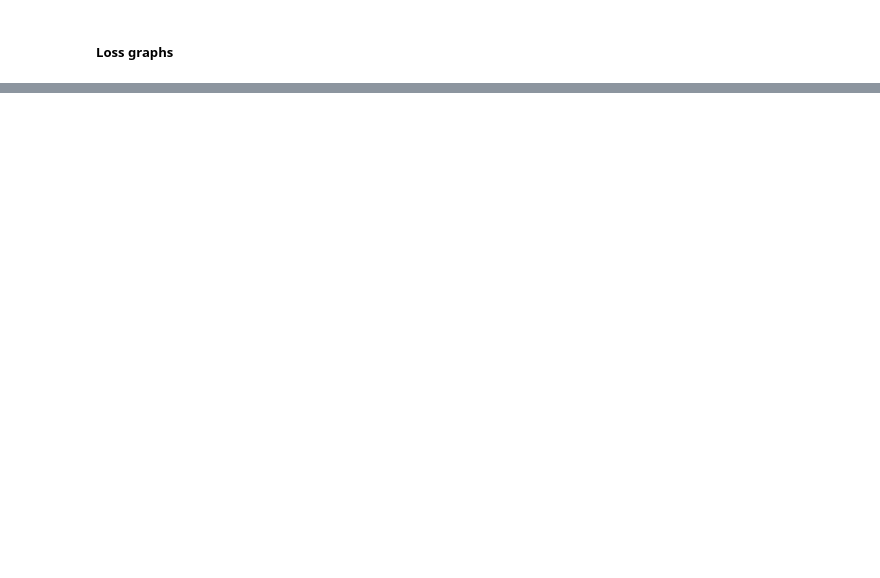
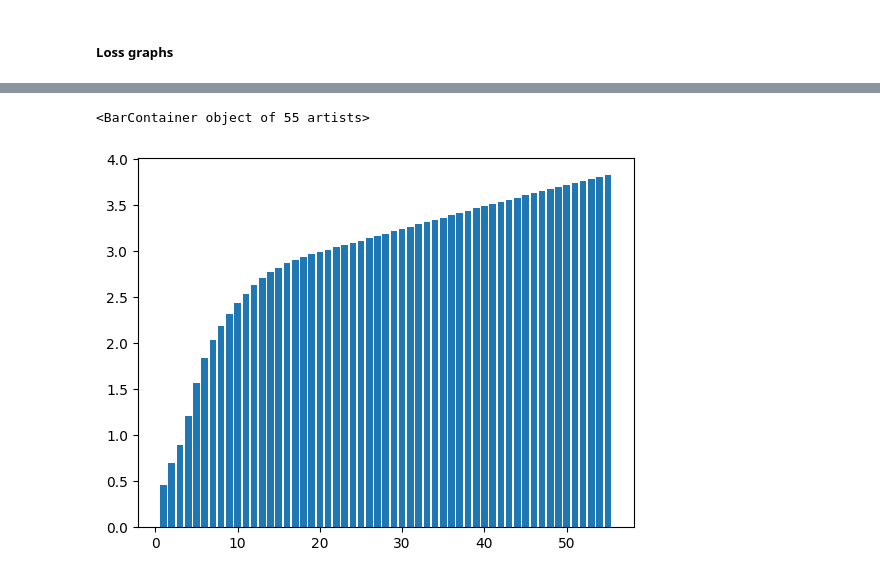
Before and after one commit to AbhishekBiswas12/Word2Vec_hindi, a Jupyter notebook: skipgram.ipynb, the cells around one changed output, grey strips where cells are left out. Saved outputs shown, nothing was run; the diff lists cells and outputs as text; code cells hidden in the pictures; blank space fills up the shorter version.

```diff
--- a/skipgram.ipynb
+++ b/skipgram.ipynb
@@ -169,0 +175,7 @@ model = torch.load('Word2Vec_hindi_seed_42.bin', weights_only=False).to('cuda')
+# %%
+if device == 'cuda':
+  model = torch.load('Word2Vec_hindi_seed_42.bin', weights_only=False, map_location=torch.device(device))
+  print('Loaded model for training')
+else:
+  model = torch.load('Word2Vec_hindi_seed_42_pre_validation.bin', weights_only=False, map_location=torch.device(device))
+  print('Loaded model for validation')
@@ -198,5 +209,0 @@ True
-# %%
-model.embedding_layer.weight.requires_grad = True
-print(model.embedding_layer.weight.requires_grad)
-# %%
-model = Word2Vec(10, 3)
@@ -209,3 +209,0 @@ Word2Vec(
-# %%
-x = torch.tensor([[1], [0], [2], [1]], dtype=torch.int)
-y = torch.tensor([[0], [2], [1], [2]], dtype=torch.int)
@@ -407 +428,7 @@ plt.show()
+# %%
+import numpy as np
+plt.bar(range(1, len(train_pos)+1), np.array(train_pos) - np.array(train_neg))
+# %% [output]
+<BarContainer object of 55 artists>
+[figure, added]
 # %%
```
Also changed, not shown: parts of 88 cells of this notebook, 2 other files.
